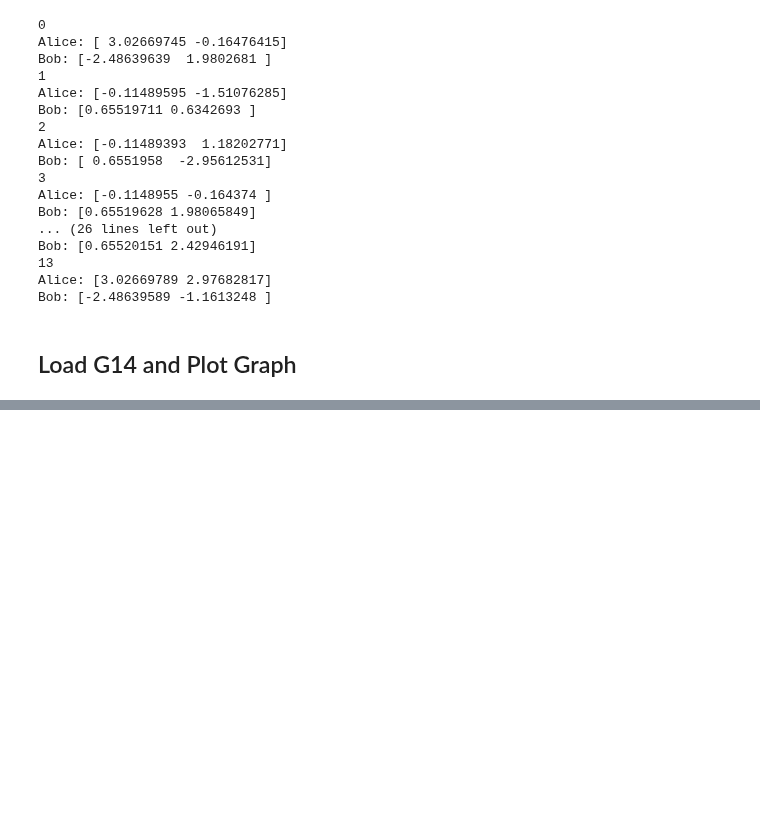
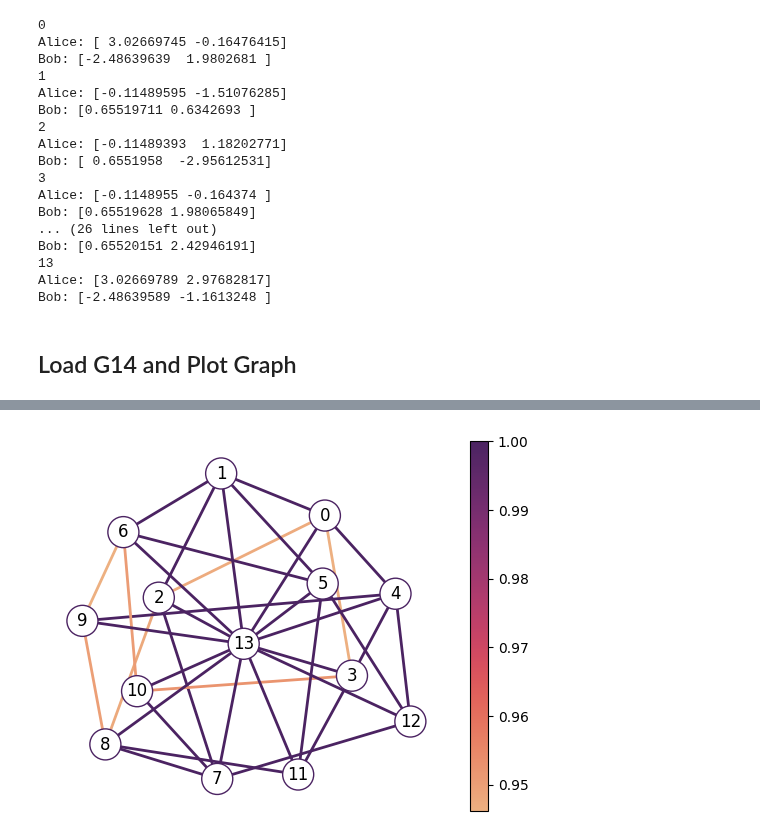
Before and after one commit to jfurches/nonlocalgames, a Jupyter notebook: g14.ipynb, the cells around one changed output, grey strips where cells are left out. Saved outputs shown, nothing was run; the diff lists cells and outputs as text; code cells hidden in the pictures; blank space fills up the shorter version.

```diff
--- a/g14.ipynb
+++ b/g14.ipynb
@@ -331,11 +331,11 @@ import pandas as pd
 vertices = [(i, i) for i in range(14)]
 edges = G14._get_graph().edge_links.tolist()
 questions = vertices + edges
-N = 1024
+shots = 1024
 
 records = []
 for va, vb in questions:
-    counts = nlg.ask((va, vb), shots=N, seed_simulator=42)
+    counts = nlg.ask((va, vb), shots=shots, seed_simulator=42)
     for (ca, cb), n in counts.items():
         records.append({
             'va': va,
@@ -365,9 +365,9 @@ df
 # %%
 def winrate(gdf: pd.DataFrame):
     if np.all(gdf.va == gdf.vb):
-        return gdf.loc[gdf.ca == gdf.cb].n.sum() / N
+        return gdf.loc[gdf.ca == gdf.cb].n.sum() / shots
     else:
-        return gdf.loc[gdf.ca != gdf.cb].n.sum() / N
+        return gdf.loc[gdf.ca != gdf.cb].n.sum() / shots
 
 wr = df.groupby(['va', 'vb']).apply(winrate).reset_index(name='win_rate')
 wr.to_csv('data/g14_balanced/g14_win_rate.csv', index=False)
@@ -661,0 +687,70 @@ The autoreload extension is already loaded. To reload it, use:
+# %%
+import pandas as pd
+import networkx as nx
+from nonlocalgames import util
+
+vertices = list(range(14))
+edges = G14._get_graph().edge_links.tolist()
+questions = vertices + edges
+shots = 10000
+
+G = nx.Graph()
+
+records = []
+for v in vertices:
+    counts = nlg.ask((v, v), shots=shots)
+    winrate = 0
+    for (ca, cb), n in counts.items():
+        if ca == cb:
+            winrate += n
+
+        records.append({
+            'va': v,
+            'vb': v,
+            'ca': ca,
+            'cb': cb,
+            'n': n
+        })
+
+    winrate /= shots
+    G.add_node(v, weight=winrate)
+
+for va, vb in edges:
+    counts = nlg.ask((va, vb), shots=shots)
+    winrate = 0
+    for (ca, cb), n in counts.items():
+        if ca != cb:
+            winrate += n
+
+        records.append({
+            'va': va,
+            'vb': vb,
+            'ca': ca,
+            'cb': cb,
+            'n': n
+        })
+
+    winrate /= shots
+    if G.has_edge(vb, va):
+        w = G.edges[vb, va]['weight']
+        G.edges[vb, va]['weight'] = min(winrate, w)
+    else:
+        G.add_edge(va, vb, weight=winrate)
+
+df = pd.DataFrame.from_records(records)
+
+def winrate(gdf: pd.DataFrame):
+    if np.all(gdf.va == gdf.vb):
+        return gdf.loc[gdf.ca == gdf.cb].n.sum() / shots
+    else:
+        return gdf.loc[gdf.ca != gdf.cb].n.sum() / shots
+
+wr = df.groupby(['va', 'vb']).apply(winrate).reset_index(name='win_rate')
+df.to_csv('data/g14_constrained/g14_responses.csv', index=False)
+wr.to_csv('data/g14_constrained/g14_winrate.csv', index=False)
+
+util.draw_graph(G, sns.color_palette('flare', as_cmap=True))
+plt.savefig('plots/g14_constrained/graph.png', dpi=300)
+plt.show()
+# %% [output]
+[figure, added]
```
Also changed, not shown: parts of 6 cells of this notebook, 6 other files.
